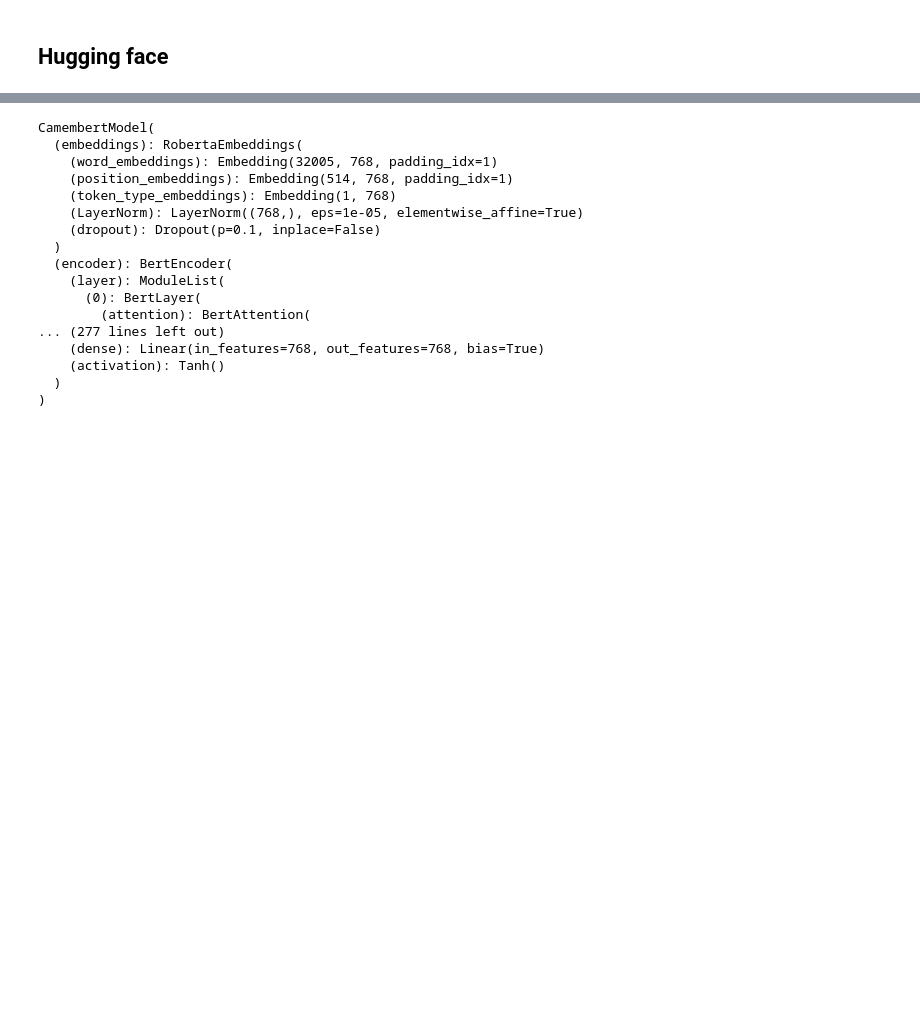
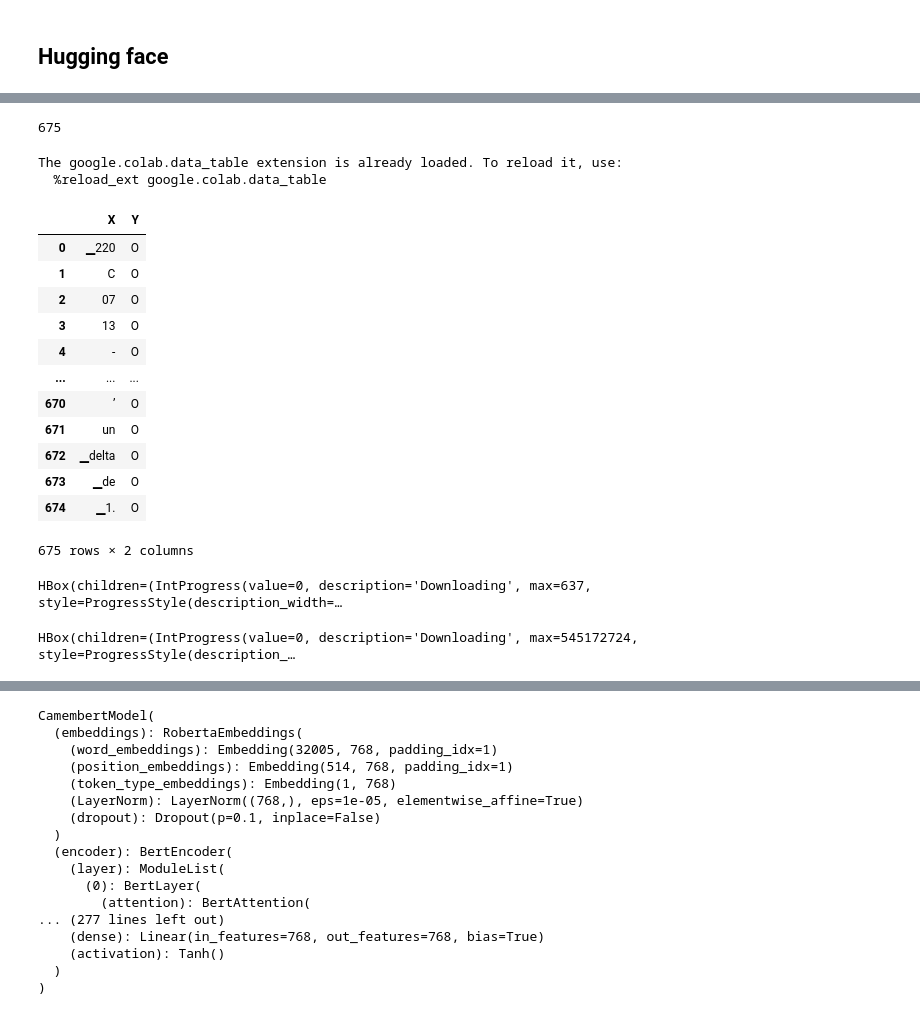
Before and after one commit to ilucas75/BTflow, a Jupyter notebook: RD.ipynb, the cells around one changed output, grey strips where cells are left out. Cells and saved outputs as stored; diff of their text form; code cells hidden in the pictures; blank space fills up the shorter version.

Commit message:
Conversion label

```diff
--- a/RD.ipynb
+++ b/RD.ipynb
@@ -584,3 +584,71 @@ from transformers import pipeline, AutoModelForTokenClassification, AutoTokenize
 model = AutoModelForTokenClassification.from_pretrained("camembert-base")
 tokenizer = AutoTokenizer.from_pretrained("camembert-base")
 ner = pipeline('ner', model=model, tokenizer=tokenizer)
+# %%
+def transform_label(data, tokenizer):
+  X = []
+  Y = []
+  for text, labels in data:
+    offset = 0
+    idx_ent = 0
+    tokens = tokenizer.tokenize(text)
+    y = []
+    for tok in tokens:
+      if idx_ent >= len(labels['entities']):
+        y = y + ['O']*(len(tokens) - len(y))
+        break
+      offset_tok = 1 if tok[0] == '▁' else 0
+      tok_s = None
+      for offset_tok in range(offset_tok, len(tok)):
+        while offset < len(text) and text[offset] != tok[offset_tok]:
+          offset += 1
+        if tok_s is None:
+          tok_s = offset
+        offset += 1
+      tok_e = offset
+      ent_s, ent_e, ent_t = labels['entities'][idx_ent]
+      if tok_s is not None and tok_s >= ent_s:
+        y.append(ent_t)
+        if tok_e >= ent_e:
+          idx_ent += 1
+      else:
+        y.append('O')
+    X.append(tokens)
+    Y.append(y)
+  return X, Y
+# %%
+len(X[0])
+# %% [output]
+675
+# %%
+import pandas as pd
+%load_ext google.colab.data_table
+
+X, Y = transform_label(train_data, tokenizer)
+df = pd.DataFrame()
+df['X'] = X[0]
+df['Y'] = Y[0]
+df
+#print(df)
+# %% [output]
+The google.colab.data_table extension is already loaded. To reload it, use:
+  %reload_ext google.colab.data_table
+|  | X | Y |
+| 0 | ▁220 | O |
+| 1 | C | O |
+| 2 | 07 | O |
+| 3 | 13 | O |
+| 4 | - | O |
+| ... | ... | ... |
+| 670 | ’ | O |
+| 671 | un | O |
+| 672 | ▁delta | O |
+| 673 | ▁de | O |
+| 674 | ▁1. | O |
+675 rows × 2 columns
+# %%
+from transformers import TFCamembertForTokenClassification
+model = TFCamembertForTokenClassification.from_pretrained("jplu/tf-camembert-base")
+# %% [output]
+HBox(children=(IntProgress(value=0, description='Downloading', max=637, style=ProgressStyle(description_width=…
+HBox(children=(IntProgress(value=0, description='Downloading', max=545172724, style=ProgressStyle(description_…
```
Also changed, not shown: parts of 4 cells of this notebook.
